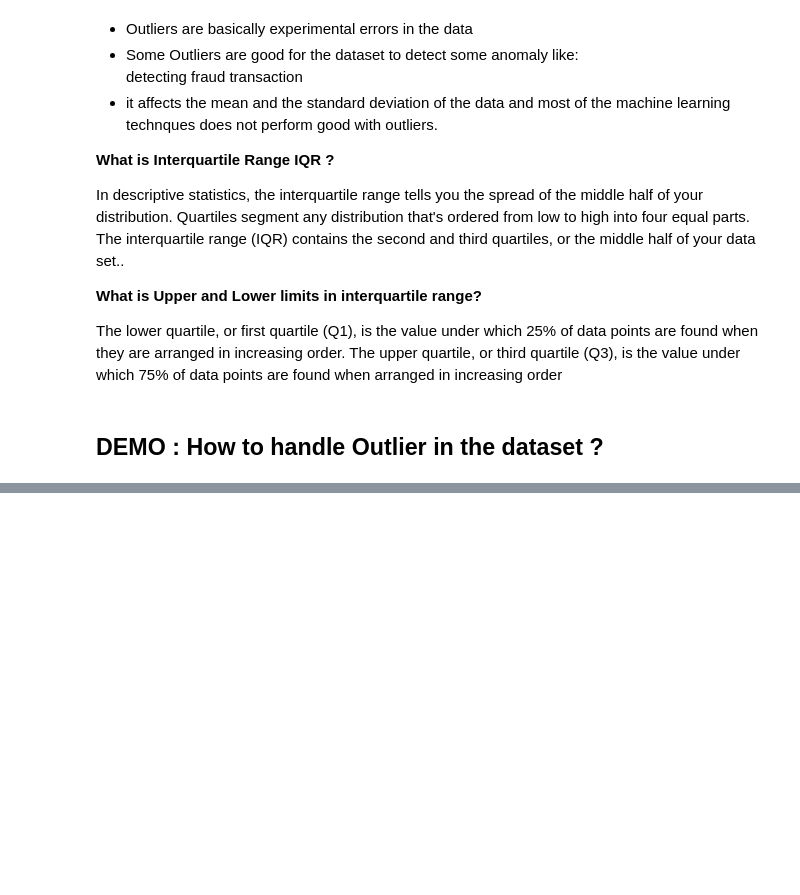
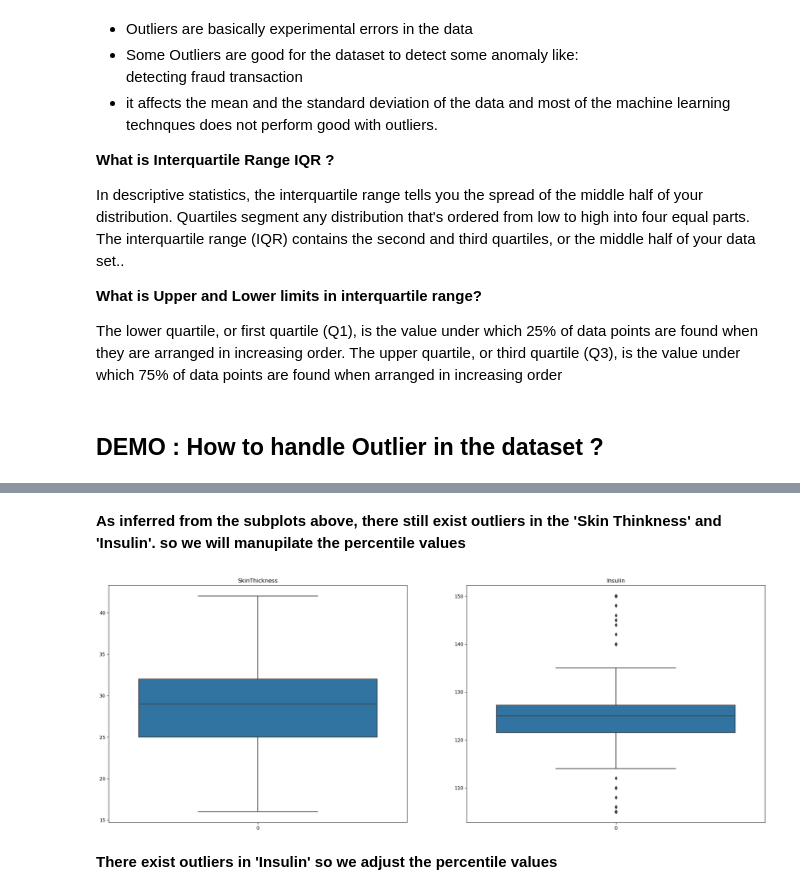
Before and after one commit to deAlgorithm/Data_Mining, a Jupyter notebook: Notebooks/Exploratory Data Analytics.ipynb, the cells around one changed output, grey strips where cells are left out. Drawn from its saved outputs; the diff is of its cells as text; code cells hidden in the pictures; blank space fills up the shorter version.

```diff
--- a/Notebooks/Exploratory Data Analytics.ipynb
+++ b/Notebooks/Exploratory Data Analytics.ipynb
@@ -75,0 +500,22 @@ and presentation of masses of numerical data.</li>
+# %% [markdown]
+<b>As inferred from the subplots above, there still exist outliers in the 'Skin Thinkness' and 'Insulin'. so we will manupilate the percentile values</b>
+# %%
+data['SkinThickness'] = data['SkinThickness'].clip(lower=data['SkinThickness'].quantile(0.07),upper=data['SkinThickness'].quantile(0.93))
+# %%
+data['Insulin'] = data['Insulin'].clip(lower=data['Insulin'].quantile(0.20),upper=data['Insulin'].quantile(0.80))
+# %%
+plt.figure(figsize=(25,20))
+
+plt.subplot(2,2,1)
+sns.boxplot(data['SkinThickness'])
+plt.title('SkinThickness')
+
+plt.subplot(2,2,2)
+sns.boxplot(data['Insulin'])
+plt.title('Insulin')
+
+plt.show()
+# %% [output]
+[figure, added]
+# %% [markdown]
+<b>There exist outliers in 'Insulin' so we adjust the percentile values</b>
```
Also changed, not shown: parts of 62 cells of this notebook, 1 other file.
